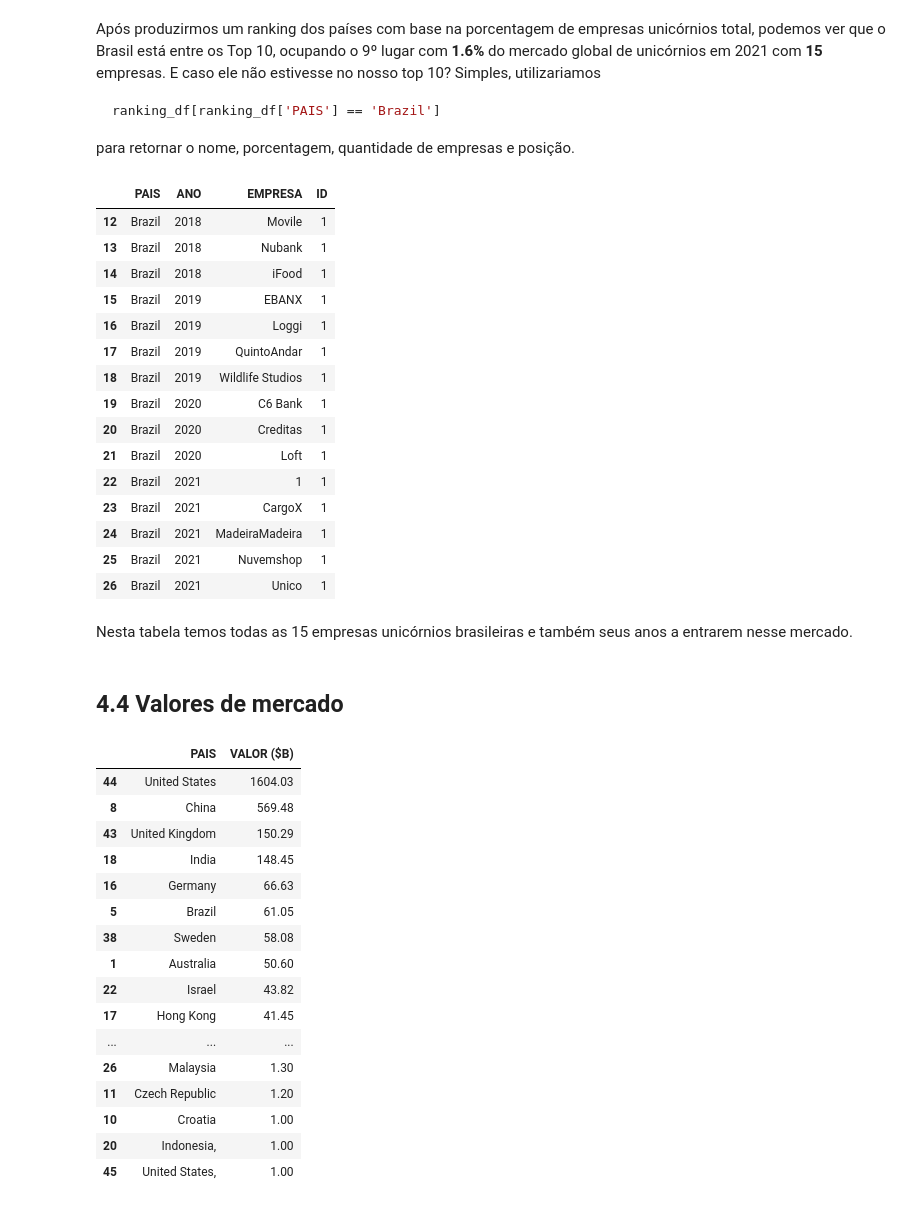
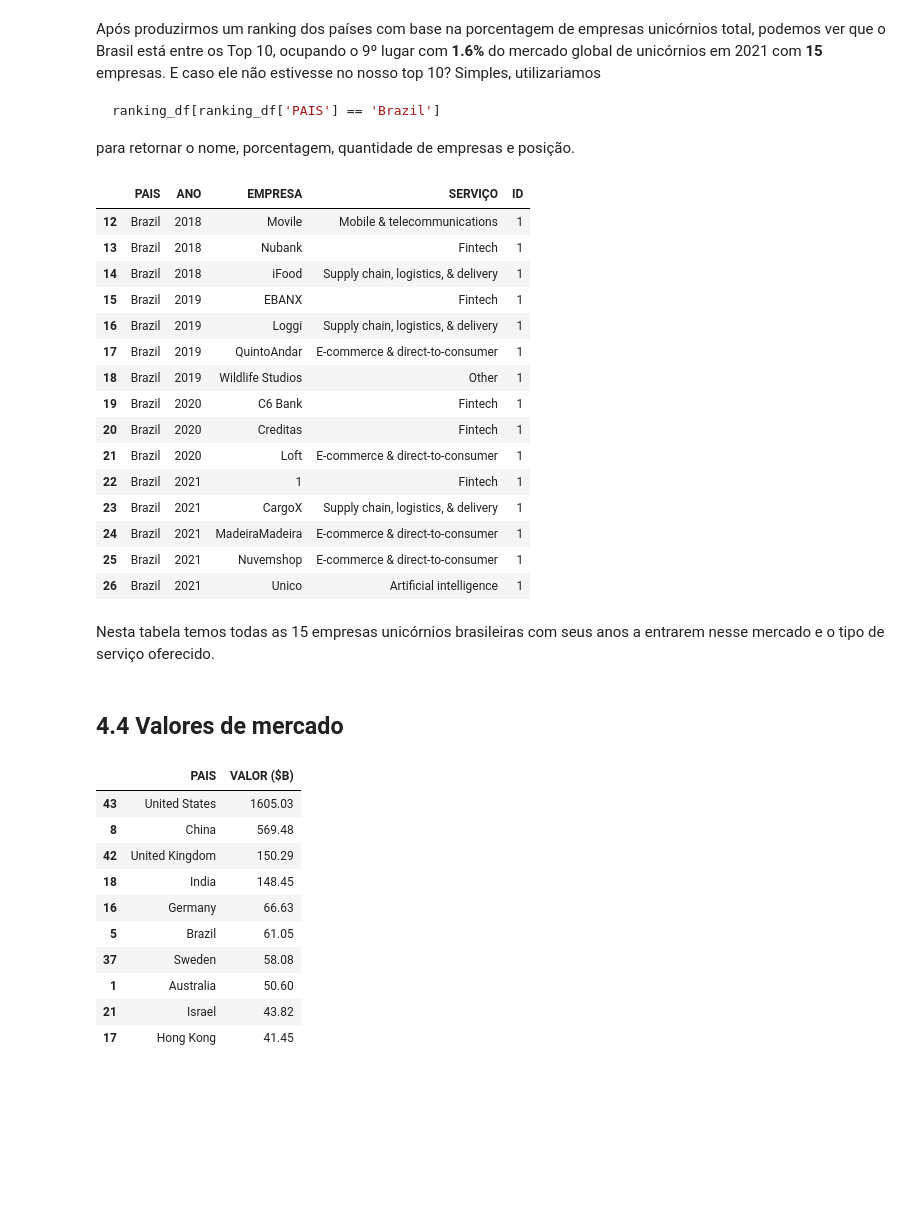
Before and after one commit to Marcos-Beck/Empresas_Unicornios, a Jupyter notebook: projeto_emp-unicornios.ipynb, the cells around one changed output. Saved outputs shown, nothing was run; the diff lists cells and outputs as text; code cells hidden in the pictures; blank space fills up the shorter version.

```diff
--- a/projeto_emp-unicornios.ipynb
+++ b/projeto_emp-unicornios.ipynb
@@ -290,8 +290,8 @@ Name: proportion, dtype: float64
 # %%
 data_base.PAIS.replace({
     'United States,' : 'United States',
-    'Indonesia,' : 'Indonesia'
-});
+    'Indonesia,' : 'Indonesia'},
+    inplace=True);
 # %% [markdown]
 Aqui corrigimos os valores de países com uma vírgula a mais com a função `replace`
 # %% [markdown]
@@ -660,56 +675,53 @@ para retornar o nome, porcentagem, quantidade de empresas e posição.
 # %%
 # tabela empresas do brasil
 
 #criando tabela
-analise_agrupada = data_base.groupby( by =[
+tabela_empresas = data_base.groupby( by =[
     'PAIS',
     'ANO',
-    'EMPRESA'
+    'EMPRESA',
+    'SERVIÇO'
+
 ]).count()['ID'].reset_index()
 
-analise_agrupada.loc[
-    analise_agrupada['PAIS'] == 'Brazil'
+tabela_empresas.loc[
+    tabela_empresas['PAIS'] == 'Brazil'
 ]
 # %% [output]
-|  | PAIS | ANO | EMPRESA | ID |
-| 12 | Brazil | 2018 | Movile | 1 |
-| 13 | Brazil | 2018 | Nubank | 1 |
-| 14 | Brazil | 2018 | iFood | 1 |
-| 15 | Brazil | 2019 | EBANX | 1 |
-| 16 | Brazil | 2019 | Loggi | 1 |
-| 17 | Brazil | 2019 | QuintoAndar | 1 |
-| 18 | Brazil | 2019 | Wildlife Studios | 1 |
-| 19 | Brazil | 2020 | C6 Bank | 1 |
-| 20 | Brazil | 2020 | Creditas | 1 |
-| 21 | Brazil | 2020 | Loft | 1 |
-| 22 | Brazil | 2021 | 1 | 1 |
-| 23 | Brazil | 2021 | CargoX | 1 |
-| 24 | Brazil | 2021 | MadeiraMadeira | 1 |
-| 25 | Brazil | 2021 | Nuvemshop | 1 |
-| 26 | Brazil | 2021 | Unico | 1 |
+|  | PAIS | ANO | EMPRESA | SERVIÇO | ID |
+| 12 | Brazil | 2018 | Movile | Mobile & telecommunications | 1 |
+| 13 | Brazil | 2018 | Nubank | Fintech | 1 |
+| 14 | Brazil | 2018 | iFood | Supply chain, logistics, & delivery | 1 |
+| 15 | Brazil | 2019 | EBANX | Fintech | 1 |
+| 16 | Brazil | 2019 | Loggi | Supply chain, logistics, & delivery | 1 |
+| 17 | Brazil | 2019 | QuintoAndar | E-commerce & direct-to-consumer | 1 |
+| 18 | Brazil | 2019 | Wildlife Studios | Other | 1 |
+| 19 | Brazil | 2020 | C6 Bank | Fintech | 1 |
+| 20 | Brazil | 2020 | Creditas | Fintech | 1 |
+| 21 | Brazil | 2020 | Loft | E-commerce & direct-to-consumer | 1 |
+| 22 | Brazil | 2021 | 1 | Fintech | 1 |
+| 23 | Brazil | 2021 | CargoX | Supply chain, logistics, & delivery | 1 |
+| 24 | Brazil | 2021 | MadeiraMadeira | E-commerce & direct-to-consumer | 1 |
+| 25 | Brazil | 2021 | Nuvemshop | E-commerce & direct-to-consumer | 1 |
+| 26 | Brazil | 2021 | Unico | Artificial intelligence | 1 |
 # %% [markdown]
-Nesta tabela temos todas as 15 empresas unicórnios brasileiras e também seus anos a entrarem nesse mercado.
+Nesta tabela temos todas as 15 empresas unicórnios brasileiras com seus anos a entrarem nesse mercado e o tipo de serviço oferecido.
 # %% [markdown]
 ## 4.4 Valores de mercado
 # %%
-# tabela de valores
+# tabela de valores top 10
 
-data_base.groupby(['PAIS'])['VALOR ($B)'].sum().reset_index().sort_values('VALOR ($B)', ascending=False)
+tabela_valores_pais = data_base.groupby(['PAIS'])['VALOR ($B)'].sum().reset_index().sort_values('VALOR ($B)', ascending=False)
+tabela_valores_pais[:10]
 # %% [output]
 |  | PAIS | VALOR ($B) |
-| 44 | United States | 1604.03 |
+| 43 | United States | 1605.03 |
 | 8 | China | 569.48 |
-| 43 | United Kingdom | 150.29 |
+| 42 | United Kingdom | 150.29 |
 | 18 | India | 148.45 |
 | 16 | Germany | 66.63 |
 | 5 | Brazil | 61.05 |
-| 38 | Sweden | 58.08 |
+| 37 | Sweden | 58.08 |
 | 1 | Australia | 50.60 |
-| 22 | Israel | 43.82 |
+| 21 | Israel | 43.82 |
 | 17 | Hong Kong | 41.45 |
-| ... | ... | ... |
-| 26 | Malaysia | 1.30 |
-| 11 | Czech Republic | 1.20 |
-| 10 | Croatia | 1.00 |
-| 20 | Indonesia, | 1.00 |
-| 45 | United States, | 1.00 |
```
Also changed, not shown: parts of 8 cells of this notebook.
